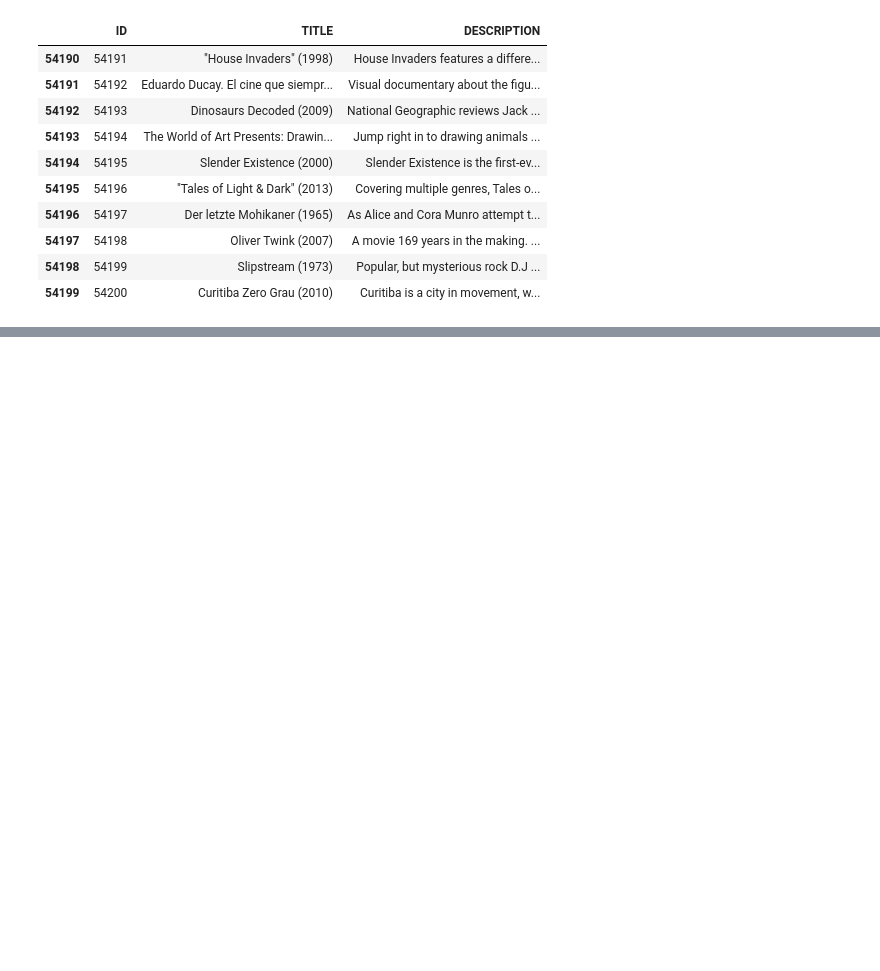
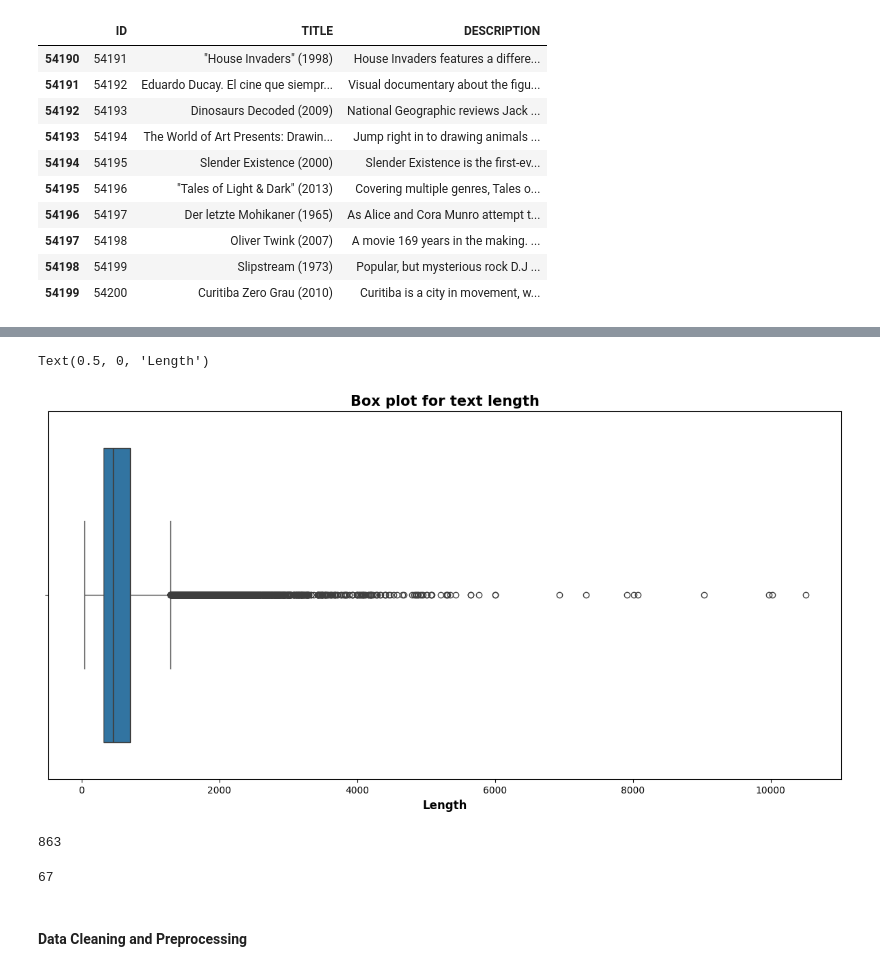
Before and after one commit to Shivamshukla14/Encryptix, a Jupyter notebook: movie_genre_classification.ipynb, the cells around one changed output, grey strips where cells are left out. Cells and saved outputs as stored; diff of their text form; code cells hidden in the pictures; blank space fills up the shorter version.

```diff
--- a/movie_genre_classification.ipynb
+++ b/movie_genre_classification.ipynb
@@ -194,0 +255,24 @@ test_data.sample(10)
+# %%
+plt.figure(figsize = (15, 7))
+
+#Plot Boxplot
+sns.boxplot(x = train_data['DESCRIPTION_LENGTH'])
+
+#set title
+plt.title('Box plot for text length', fontsize = 15, fontweight = 'bold')
+
+#set label for x axis
+plt.xlabel('Length', fontsize = 12, fontweight = 'bold')
+# %% [output]
+Text(0.5, 0, 'Length')
+[figure, added]
+# %%
+len(train_data[train_data['DESCRIPTION_LENGTH'] > 2000])
+# %% [output]
+863
+# %%
+len(train_data[(train_data['DESCRIPTION_LENGTH'] > 4000) & (train_data['DESCRIPTION_LENGTH'] < 10000)])
+# %% [output]
+67
+# %% [markdown]
+#### Data Cleaning and Preprocessing
```
Also changed, not shown: parts of 52 cells of this notebook.
